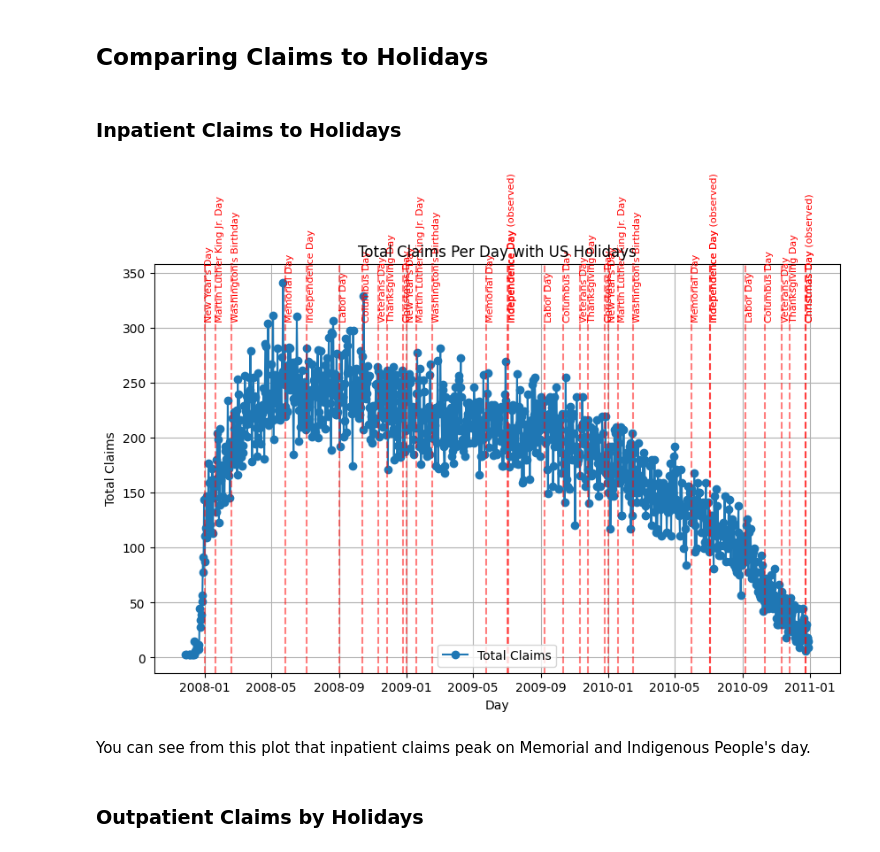
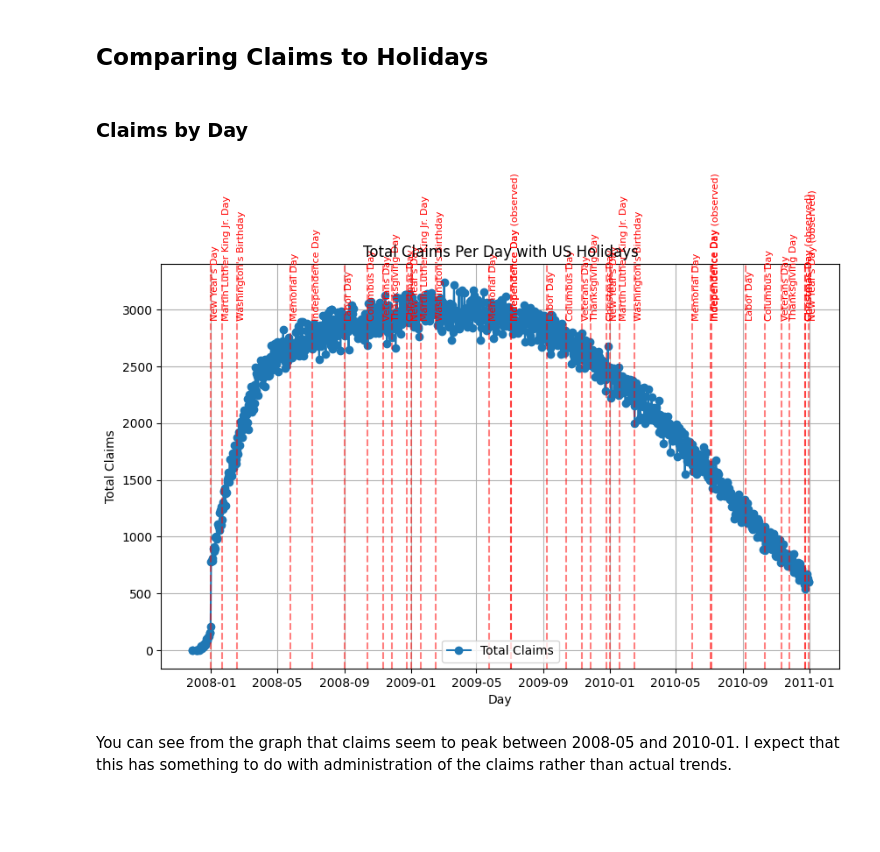
Before and after one commit to nickibeaks/cms_SynPUF, a Jupyter notebook: main.ipynb, the cells around one changed output. Saved outputs shown, nothing was run; the diff lists cells and outputs as text; code cells hidden in the pictures; blank space fills up the shorter version.

```diff
--- a/main.ipynb
+++ b/main.ipynb
@@ -47,51 +44,50 @@ inpatient_claims_df = dataframes['Inpatient_Claims'].join(beneficiary_df, on='DE
 outpatient_claims_df = dataframes['Outpatient_Claims'].join(beneficiary_df, on='DESYNPUF_ID', how='inner')
 # %%
 # clean up some columns
-inpatient_claims_df = inpatient_claims_df.withColumn("CLM_FROM_DT", F.to_date(F.col("CLM_FROM_DT"), "yyyyMMdd"))
+inpatient_claims_df = inpatient_claims_df.withColumn("Admission Date", F.to_date(F.col("CLM_ADMSN_DT"), "yyyyMMdd"))
 
-outpatient_claims_df = outpatient_claims_df.withColumn("CLM_FROM_DT", F.to_date(F.col("CLM_FROM_DT"), "yyyyMMdd"))
+outpatient_claims_df = outpatient_claims_df.withColumn("Admission Date", F.to_date(F.col("CLM_FROM_DT"), "yyyyMMdd"))
 # %% [markdown]
 ## Comparing Claims to Holidays
 # %%
-def aggregate_claim_date(df):
-    claims_df = df.select(F.col("CLM_FROM_DT"))\
-    .groupBy("CLM_FROM_DT")\
-    .agg(F.count("CLM_FROM_DT").alias("Total_Claims")) \
-        .orderBy("CLM_FROM_DT")
-
-    day_pd = claims_df.toPandas()
-    return day_pd.loc[day_pd['Total_Claims'] > 0]
+def aggregate_claim_date(df1, df2):
+    df = df1.select(F.col("Admission Date")).union(df2.select(F.col("Admission Date")))
+    return df\
+    .groupBy("Admission Date")\
+    .agg(F.count("Admission Date").alias("Total_Claims")) \
+        .orderBy("Admission Date")
 
 def get_holiday_labels(df):
     us_holidays = holidays.US(years=[2008, 2009, 2010])
-    holiday_dates = [date for date in us_holidays.keys() if str(date) in df["CLM_FROM_DT"].astype(str).values]
+    holiday_dates = [date for date in us_holidays.keys() if str(date) in df["Admission Date"].astype(str).values]
     return holiday_dates, [us_holidays[date] for date in holiday_dates]
 # %% [markdown]
-### Inpatient Claims to Holidays
+### Claims by Day
 # %%
-inpatient_day_pd = aggregate_claim_date(inpatient_claims_df)
+day_df = aggregate_claim_date(inpatient_claims_df, outpatient_claims_df)
 
-inpatient_holiday_dates, inpatient_holiday_labels = get_holiday_labels(inpatient_day_pd)
+day_pd = day_df.toPandas()
+day_pd.loc[day_pd['Total_Claims'] > 0]
+
+holiday_dates, holiday_labels = get_holiday_labels(day_pd)
 
 
 plt.figure(figsize=(10, 6))
-plt.plot(inpatient_day_pd["CLM_FROM_DT"], inpatient_day_pd["Total_Claims"], marker="o", linestyle="-", label="Total Claims")
+plt.plot(day_pd["Admission Date"], day_pd["Total_Claims"], marker="o", linestyle="-", label="Total Claims")
 
 # Annotate holidays
-for date, label in zip(inpatient_holiday_dates, inpatient_holiday_labels):
+for date, label in zip(holiday_dates, holiday_labels):
     plt.axvline(x=date, color="red", linestyle="--", alpha=0.5)  # Add vertical lines for holidays
-    plt.text(date, max(inpatient_day_pd["Total_Claims"]) * 0.9, label, rotation=90, fontsize=8, color="red")  # Add holiday labels
+    plt.text(date, max(day_pd["Total_Claims"]) * 0.9, label, rotation=90, fontsize=8, color="red")  # Add holiday labels
 
 # Add labels and title
 plt.title("Total Claims Per Day with US Holidays")
 plt.xlabel("Day")
 plt.ylabel("Total Claims")
 plt.legend()
 plt.grid(True)
 plt.show()
 # %% [output]
-[figure, old version]
+[figure, new version]
 # %% [markdown]
-You can see from this plot that inpatient claims peak on Memorial and Indigenous People's day.
+You can see from the graph that claims seem to peak between 2008-05 and 2010-01. I expect that this has something to do with administration of the claims rather than actual trends.
-# %% [markdown]
-### Outpatient Claims by Holidays
```
Also changed, not shown: parts of 9 cells of this notebook, 3 other files.
